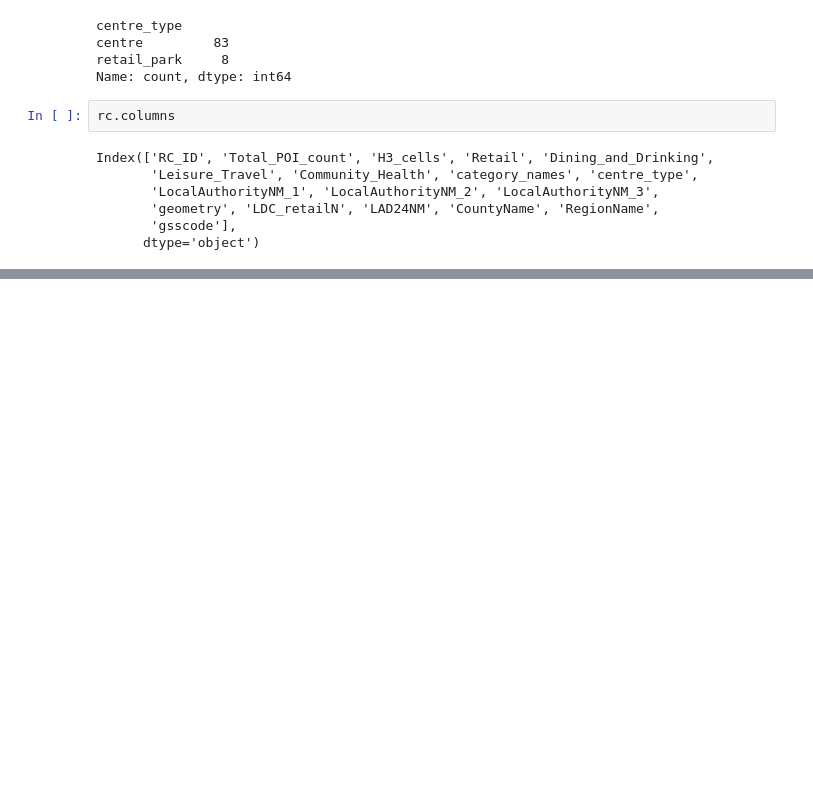
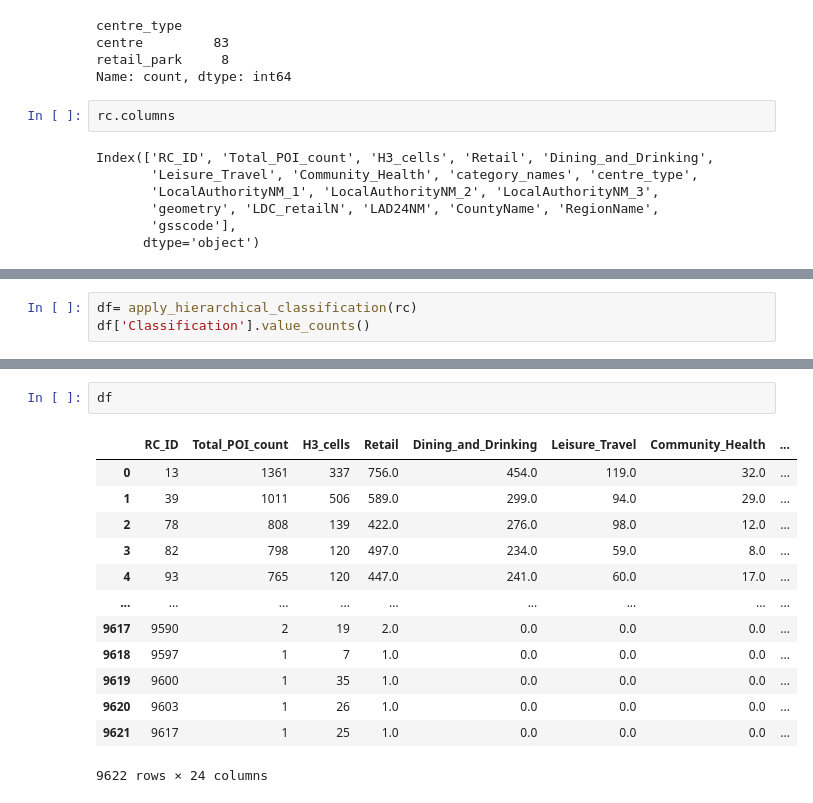
Before and after one commit to GeographicDataService/RetailCentres2026_Unified, a Jupyter notebook: Classification/rc_classification.ipynb, the cells around one changed output, grey strips where cells are left out. Cells and saved outputs as stored; diff of their text form; blank space fills up the shorter version.

Commit message:
initial classification without shopping centres

```diff
--- a/Classification/rc_classification.ipynb
+++ b/Classification/rc_classification.ipynb
@@ -348,0 +138,3 @@ Name: count, dtype: int64
+# %%
+df= apply_hierarchical_classification(rc)
+df['Classification'].value_counts()
@@ -348,0 +153,16 @@ Name: count, dtype: int64
+# %%
+df
+# %% [output]
+|  | RC_ID | Total_POI_count | H3_cells | Retail | Dining_and_Drinking | Leisure_Travel | Community_Health | ... |
+| 0 | 13 | 1361 | 337 | 756.0 | 454.0 | 119.0 | 32.0 | ... |
+| 1 | 39 | 1011 | 506 | 589.0 | 299.0 | 94.0 | 29.0 | ... |
+| 2 | 78 | 808 | 139 | 422.0 | 276.0 | 98.0 | 12.0 | ... |
+| 3 | 82 | 798 | 120 | 497.0 | 234.0 | 59.0 | 8.0 | ... |
+| 4 | 93 | 765 | 120 | 447.0 | 241.0 | 60.0 | 17.0 | ... |
+| ... | ... | ... | ... | ... | ... | ... | ... | ... |
+| 9617 | 9590 | 2 | 19 | 2.0 | 0.0 | 0.0 | 0.0 | ... |
+| 9618 | 9597 | 1 | 7 | 1.0 | 0.0 | 0.0 | 0.0 | ... |
+| 9619 | 9600 | 1 | 35 | 1.0 | 0.0 | 0.0 | 0.0 | ... |
+| 9620 | 9603 | 1 | 26 | 1.0 | 0.0 | 0.0 | 0.0 | ... |
+| 9621 | 9617 | 1 | 25 | 1.0 | 0.0 | 0.0 | 0.0 | ... |
+9622 rows × 24 columns
```
Also changed, not shown: parts of 9 cells of this notebook, 3 other files.
